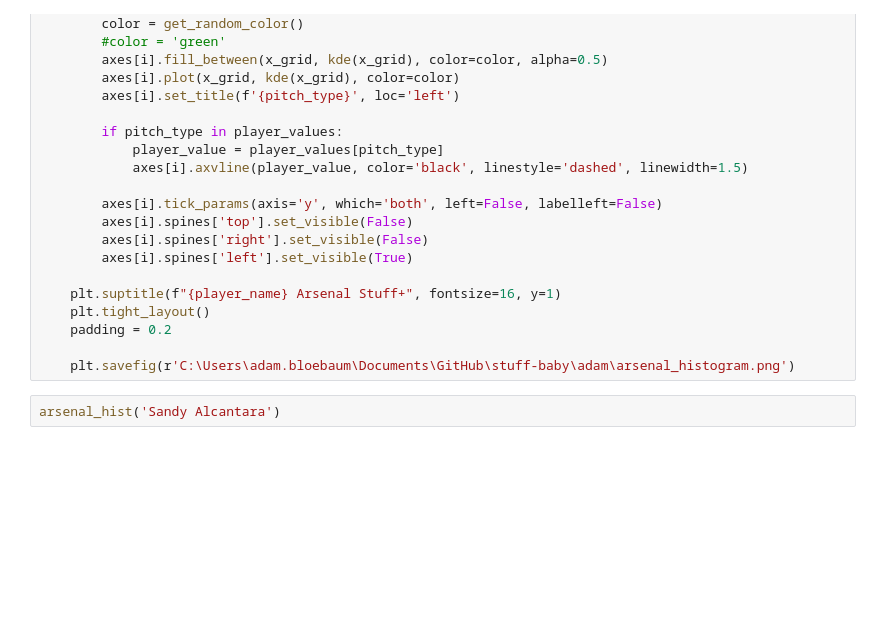
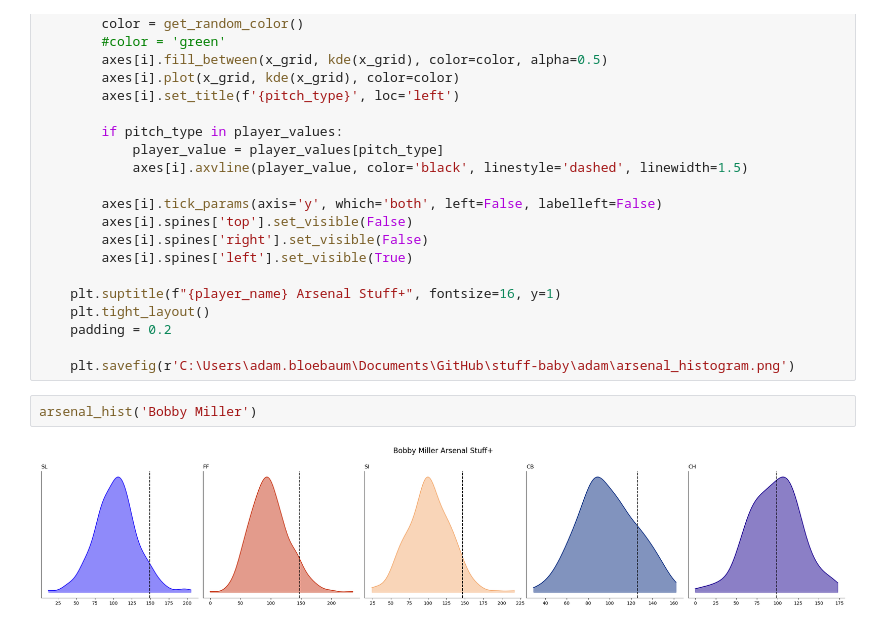
Before and after one commit to claytona500/stuff-baby, a Jupyter notebook: adam/arsenal_histogram.ipynb, the cells around one changed output. Drawn from its saved outputs; the diff is of its cells as text; blank space fills up the shorter version.

```diff
--- a/adam/arsenal_histogram.ipynb
+++ b/adam/arsenal_histogram.ipynb
@@ -51,5 +51,7 @@ def arsenal_hist(player_name):
     padding = 0.2
 
     plt.savefig(r'C:\Users\adam.bloebaum\Documents\GitHub\stuff-baby\adam\arsenal_histogram.png')
-# %%
-arsenal_hist('Sandy Alcantara')
+# %%
+arsenal_hist('Bobby Miller')
+# %% [output]
+[figure, added]
```
Also changed, not shown: 1 other file.
